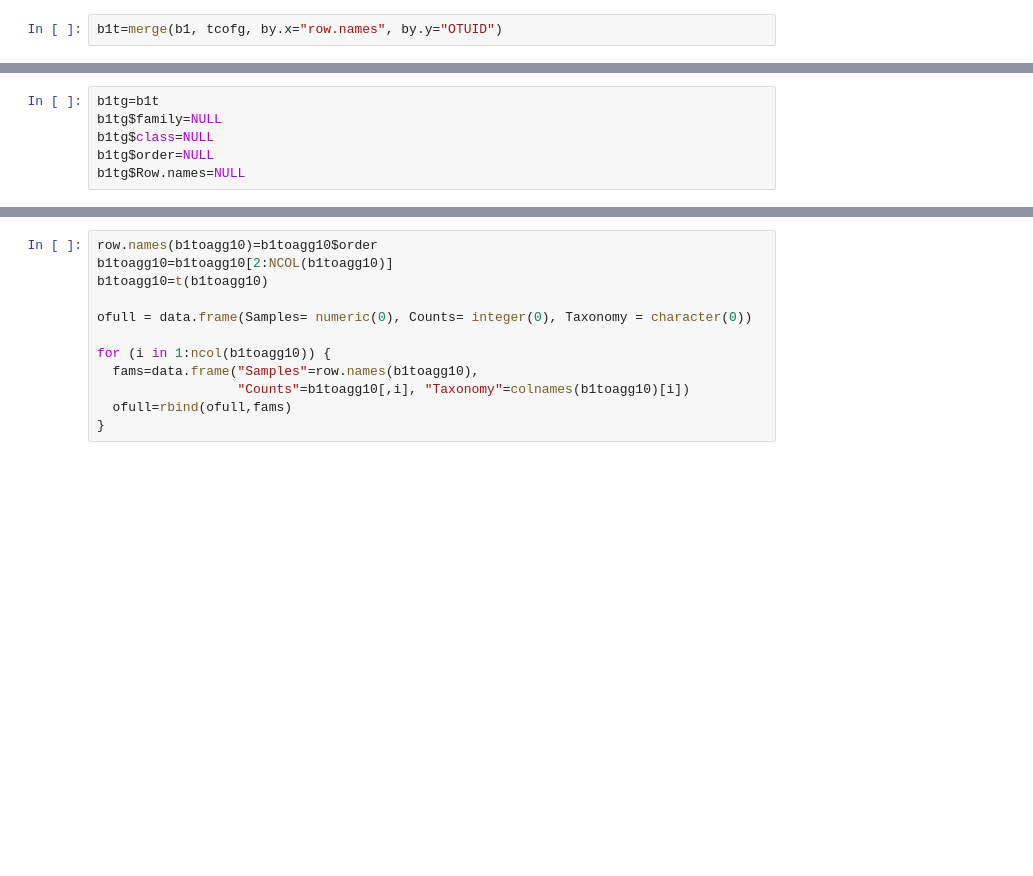
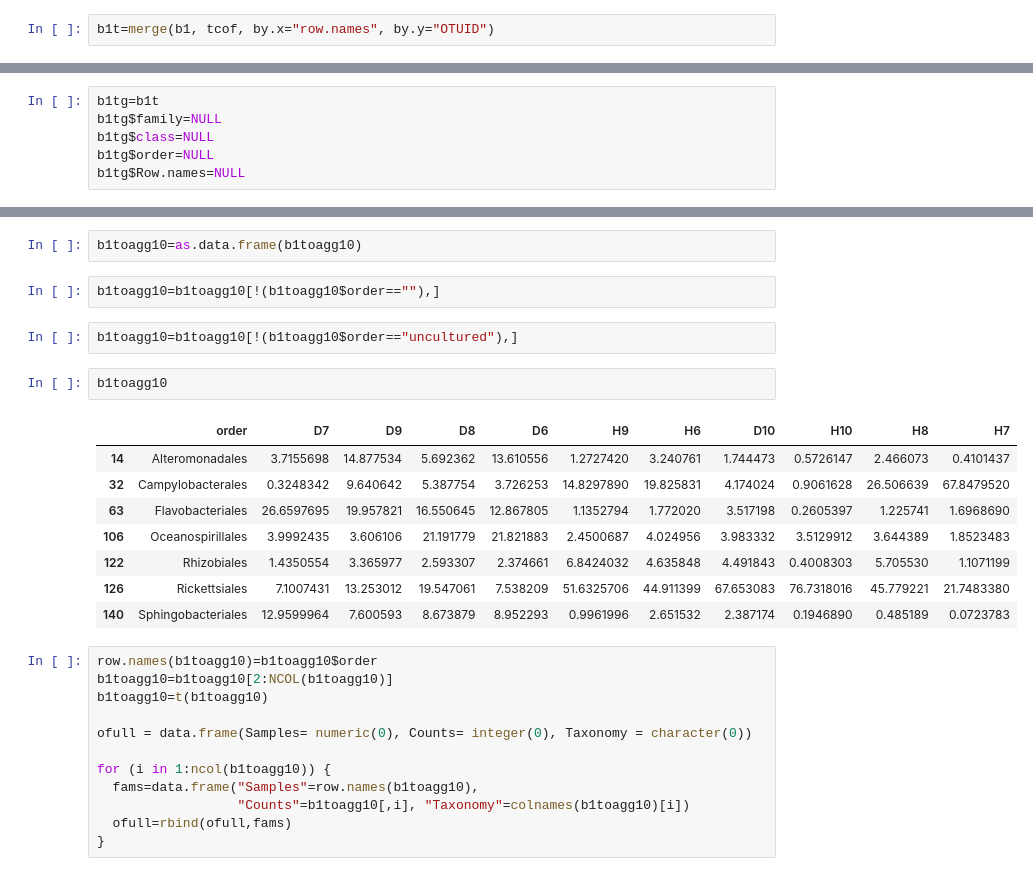
Before and after one commit to sagw/Notebooks, a Jupyter notebook: Miami_WBD/Tax_composition.ipynb, the cells around one changed output, grey strips where cells are left out. Drawn from its saved outputs; the diff is of its cells as text; blank space fills up the shorter version.

```diff
--- a/Miami_WBD/Tax_composition.ipynb
+++ b/Miami_WBD/Tax_composition.ipynb
@@ -34,5 +34,5 @@ tcofg=t[,c("OTUID","class", "order", "family", "genus")]
 # %%
-b1t=merge(b1, tcofg, by.x="row.names", by.y="OTUID")
+b1t=merge(b1, tcof, by.x="row.names", by.y="OTUID")
 # %%
 b1tc=b1t
 b1tc$family=NULL
@@ -69,3 +66,20 @@ ERROR: Error in eval(expr, envir, enclos): object 'b1tcagg' not found
+# %%
+b1toagg10=as.data.frame(b1toagg10)
+# %%
+b1toagg10=b1toagg10[!(b1toagg10$order==""),]
+# %%
+b1toagg10=b1toagg10[!(b1toagg10$order=="uncultured"),]
+# %%
+b1toagg10
+# %% [output]
+|  | order | D7 | D9 | D8 | D6 | H9 | H6 | D10 | H10 | H8 | H7 |
+| 14 | Alteromonadales | 3.7155698 | 14.877534 | 5.692362 | 13.610556 | 1.2727420 | 3.240761 | 1.744473 | 0.5726147 | 2.466073 | 0.4101437 |
+| 32 | Campylobacterales | 0.3248342 | 9.640642 | 5.387754 | 3.726253 | 14.8297890 | 19.825831 | 4.174024 | 0.9061628 | 26.506639 | 67.8479520 |
+| 63 | Flavobacteriales | 26.6597695 | 19.957821 | 16.550645 | 12.867805 | 1.1352794 | 1.772020 | 3.517198 | 0.2605397 | 1.225741 | 1.6968690 |
+| 106 | Oceanospirillales | 3.9992435 | 3.606106 | 21.191779 | 21.821883 | 2.4500687 | 4.024956 | 3.983332 | 3.5129912 | 3.644389 | 1.8523483 |
+| 122 | Rhizobiales | 1.4350554 | 3.365977 | 2.593307 | 2.374661 | 6.8424032 | 4.635848 | 4.491843 | 0.4008303 | 5.705530 | 1.1071199 |
+| 126 | Rickettsiales | 7.1007431 | 13.253012 | 19.547061 | 7.538209 | 51.6325706 | 44.911399 | 67.653083 | 76.7318016 | 45.779221 | 21.7483380 |
+| 140 | Sphingobacteriales | 12.9599964 | 7.600593 | 8.673879 | 8.952293 | 0.9961996 | 2.651532 | 2.387174 | 0.1946890 | 0.485189 | 0.0723783 |
 # %%
 row.names(b1toagg10)=b1toagg10$order
 b1toagg10=b1toagg10[2:NCOL(b1toagg10)]
```
Also changed, not shown: parts of 9 cells of this notebook.
